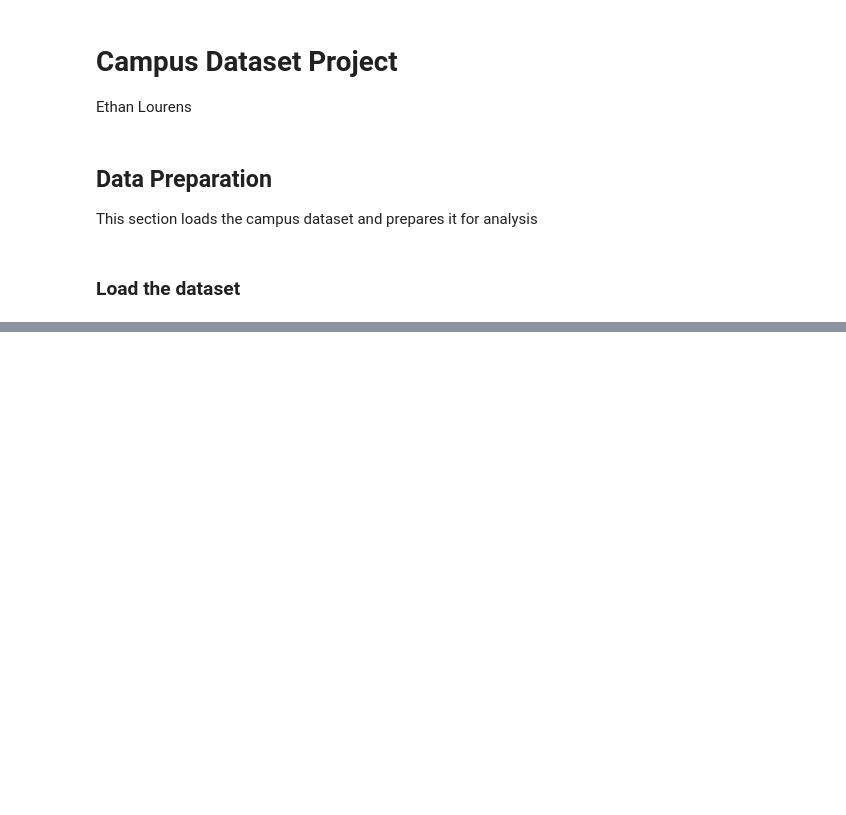
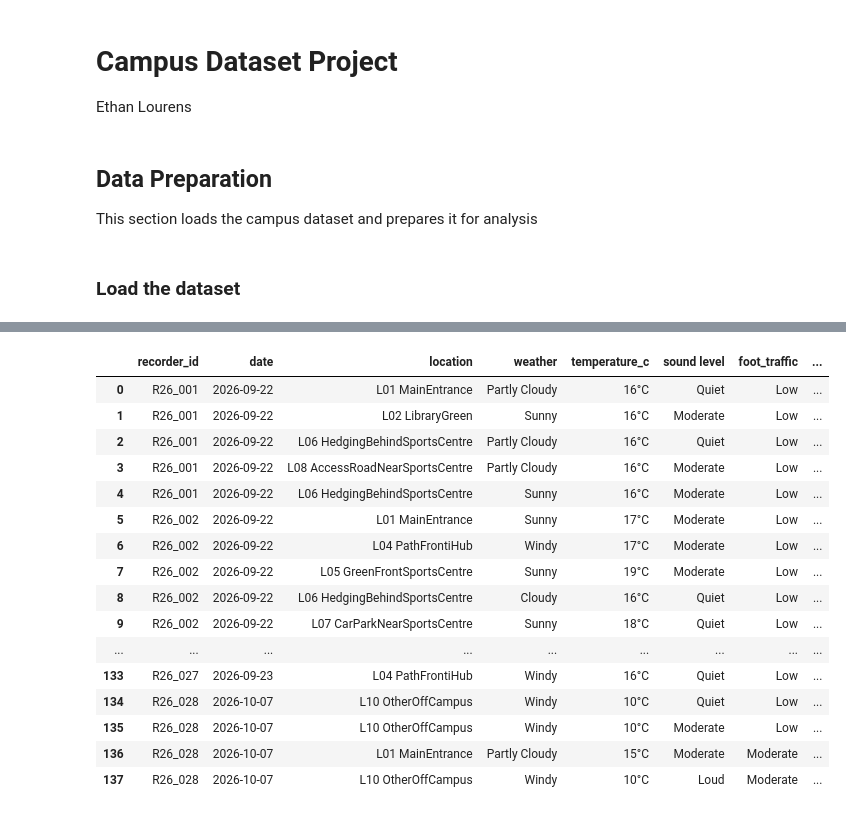
Before and after one commit to LowRands/Machine-Learning-with-python, a Jupyter notebook: Campus_Dataset_Project.ipynb, the cells around one changed output, grey strips where cells are left out. Saved outputs shown, nothing was run; the diff lists cells and outputs as text; code cells hidden in the pictures; blank space fills up the shorter version.

```diff
--- a/Campus_Dataset_Project.ipynb
+++ b/Campus_Dataset_Project.ipynb
@@ -56,0 +156,15 @@ Name: date, Length: 199, dtype: datetime64[ns]
+# %%
+# Clean any duplicate 'C', '°', or '°C' characters from the temperature column, then format uniformly
+df['temperature_c'] = (
+    df['temperature_c']
+    .astype(str)
+    .str.replace('°C', '', regex=False)
+    .str.replace('°', '', regex=False)
+    .str.replace('C', '', regex=False)
+    .str.strip()
+)
+# Re-apply uniform format for non-null/non-NaN entries
+df['temperature_c'] = df['temperature_c'].apply(
+    lambda x: f"{x}°C" if pd.notnull(x) and x != 'nan' and x != '' else None
+)
+display(df.temperature_c)
@@ -56,0 +190,6 @@ Name: date, Length: 199, dtype: datetime64[ns]
+# %%
+df['birds_count'] = df['birds_count'].astype('Int64')
+df['insects_count'] = df['insects_count'].astype('Int64')
+
+print(df["birds_count"].describe())
+print(df["insects_count"].describe())
@@ -56,0 +235,10 @@ Name: date, Length: 199, dtype: datetime64[ns]
+# %%
+sound_mapping = {
+    'Quiet': 0,
+    'Moderate': 1,
+    'Loud': 2
+}
+
+df['Sound_level_encoded'] = df['sound level'].map(sound_mapping)
+print("Mapping Verification")
+print(df[['sound level', 'Sound_level_encoded']].drop_duplicates().reset_index(drop=True))
@@ -56,0 +251,6 @@ Name: date, Length: 199, dtype: datetime64[ns]
+# %%
+# Map null/NaN values to 0 while keeping the original note text intact
+df['Other_notes_encoded'] = df['other_notes'].fillna(0)
+
+print("Mapping Verification")
+print(df[['other_notes', 'Other_notes_encoded']].drop_duplicates().reset_index(drop=True))
@@ -56,0 +275,24 @@ Name: date, Length: 199, dtype: datetime64[ns]
+# %%
+pd.set_option('display.max_columns', None)
+pd.set_option('display.max_rows', None)
+pd.set_option('display.max_colwidth', None)
+
+display(df)
+# %% [output]
+|  | recorder_id | date | location | weather | temperature_c | sound level | foot_traffic | ... |
+| 0 | R26_001 | 2026-09-22 | L01 MainEntrance | Partly Cloudy | 16°C | Quiet | Low | ... |
+| 1 | R26_001 | 2026-09-22 | L02 LibraryGreen | Sunny | 16°C | Moderate | Low | ... |
+| 2 | R26_001 | 2026-09-22 | L06 HedgingBehindSportsCentre | Partly Cloudy | 16°C | Quiet | Low | ... |
+| 3 | R26_001 | 2026-09-22 | L08 AccessRoadNearSportsCentre | Partly Cloudy | 16°C | Moderate | Low | ... |
+| 4 | R26_001 | 2026-09-22 | L06 HedgingBehindSportsCentre | Sunny | 16°C | Moderate | Low | ... |
+| 5 | R26_002 | 2026-09-22 | L01 MainEntrance | Sunny | 17°C | Moderate | Low | ... |
+| 6 | R26_002 | 2026-09-22 | L04 PathFrontiHub | Windy | 17°C | Moderate | Low | ... |
+| 7 | R26_002 | 2026-09-22 | L05 GreenFrontSportsCentre | Sunny | 19°C | Moderate | Low | ... |
+| 8 | R26_002 | 2026-09-22 | L06 HedgingBehindSportsCentre | Cloudy | 16°C | Quiet | Low | ... |
+| 9 | R26_002 | 2026-09-22 | L07 CarParkNearSportsCentre | Sunny | 18°C | Quiet | Low | ... |
+| ... | ... | ... | ... | ... | ... | ... | ... | ... |
+| 133 | R26_027 | 2026-09-23 | L04 PathFrontiHub | Windy | 16°C | Quiet | Low | ... |
+| 134 | R26_028 | 2026-10-07 | L10 OtherOffCampus | Windy | 10°C | Quiet | Low | ... |
+| 135 | R26_028 | 2026-10-07 | L10 OtherOffCampus | Windy | 10°C | Moderate | Low | ... |
+| 136 | R26_028 | 2026-10-07 | L01 MainEntrance | Partly Cloudy | 15°C | Moderate | Moderate | ... |
+| 137 | R26_028 | 2026-10-07 | L10 OtherOffCampus | Windy | 10°C | Loud | Moderate | ... |
```
Also changed, not shown: parts of 22 cells of this notebook.
